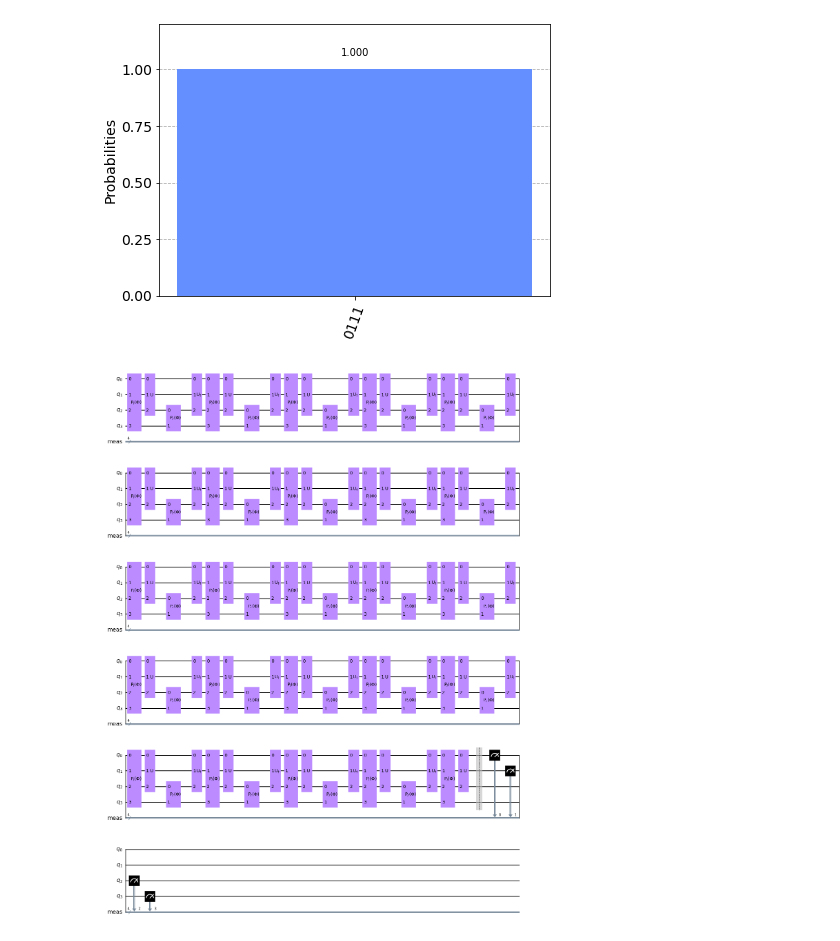
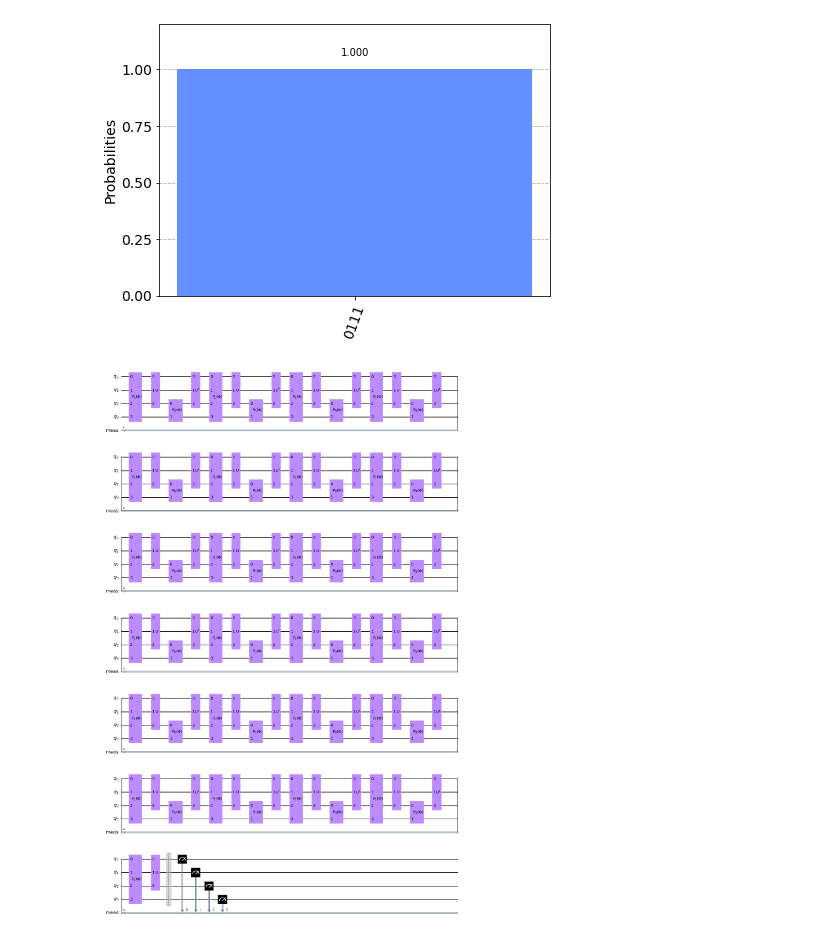
Before and after one commit to bartubisgin/QSVTinQiskit-2021-Europe-Hackathon-Winning-Project-, a Jupyter notebook: Generalized QSVT FPAA.ipynb, the cells around one changed output. Cells and saved outputs as stored; diff of their text form; code cells hidden in the pictures.

```diff
--- a/Generalized QSVT FPAA.ipynb
+++ b/Generalized QSVT FPAA.ipynb
@@ -254,43 +215,51 @@ plot_histogram(counts)
 # %%
 #fi values with d=100 for tanh(20*x) / 1.1
 #solved with direct method ~c/2 from the QSP paper
 
 tot = [-0.008477665649999966, 1.5798406127448965, 1.5611335548948966, 1.5811356823448965,
       1.5597148605448965, 1.5826943673948966, 1.5579963940448966, 1.5845967940448966,
       1.5558801334948966, 1.5869642588948965, 1.5532140680948965, 1.5899899698448965,
       1.5497487064448965, 1.5940019420948965, 1.5450438018948967, 1.5996054165948965,
       1.5382433274448966, 1.6080532066948965, 1.5274349775448965, 1.6224240912948966,
       1.5073016952948965, 1.6528413257948966, 1.4555007362948966, 1.7634387747948965, -0.5786542749999999,
        -0.5786542749999999, 1.7634387747948965, 1.4555007362948966, 1.6528413257948966, 1.5073016952948965,
               1.6224240912948966, 1.5274349775448965, 1.6080532066948965, 1.5382433274448966, 1.5996054165948965,
               1.5450438018948967, 1.5940019420948965, 1.5497487064448965, 1.5899899698448965, 1.5532140680948965,
               1.5869642588948965, 1.5558801334948966, 1.5845967940448966, 1.5579963940448966, 1.5826943673948966,
               1.5597148605448965, 1.5811356823448965, 1.5611335548948966, 1.5798406127448965, -0.008477665649999966]
 
 
 systemqubits = 2
 nqubits = systemqubits + 2
 q = QuantumRegister(nqubits, 'q')
 circuit = QuantumCircuit(q)
 
-circuit.append(p_left(nqubits, tot[0]), list(range(0,nqubits)))
-circuit.append(U(nqubits-1), list(range(0,nqubits-1)))
+u = U(nqubits-1, nqubits)
+u_dag = reverse_gate(u)
 
-for i in range(0,int((len(tot)-1)/2)):
-    circuit.append(p_right(tot[2*i + 1]),[nqubits-2, nqubits-1])
-    circuit.append(U_dag(nqubits-1),list(range(0,nqubits-1)))
-    circuit.append(p_left(nqubits, tot[2*i+2]), list(range(0,nqubits)))
-    circuit.append(U(nqubits-1), list(range(0,nqubits-1)))
-    i = i+2
+p_right_range = [nqubits-2, nqubits-1]
+u_range = list(range(0, nqubits-1))
+p_left_range = list(range(0, nqubits))
+
+circuit.append(P_left(nqubits, nqubits, tot[0]), p_left_range)
+circuit.append(U(nqubits-1, nqubits), u_range)
+
+for i in range((len(tot)-1) // 2):
+    circuit.append(P_right(tot[2*i + 1]), p_right_range)
+    circuit.append(u_dag, u_range)
+    circuit.append(P_left(nqubits, nqubits, tot[2*i+2]), p_left_range)
+    circuit.append(u, u_range)
+    '''The i + 2 that used to be here will not affect the actual values of i
+    I tried making i move in 2 and 3 steps each time, but actually,
+    it moving in 1 steps gives the best results.'''
 
 #circuit.append(p_right(tot[int(len(tot))-1]),[nqubits-2, nqubits-1])
 #circuit.append(U_dag(nqubits-1),list(range(0,nqubits-1)))
 
-
 circuit.measure_all()
-circuit.draw()
+circuit.draw(output="mpl")
 # %% [output]
-[figure, old version]
+[figure, new version]
 # %%
 qasm_sim = Aer.get_backend('qasm_simulator')
 transpiled_circuit = transpile(circuit, qasm_sim)
```
Also changed, not shown: parts of 12 cells of this notebook.
